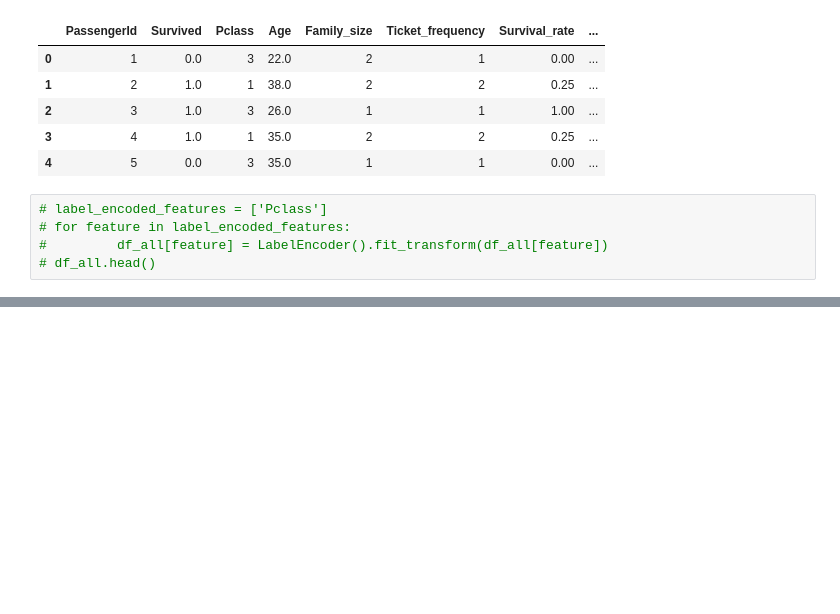
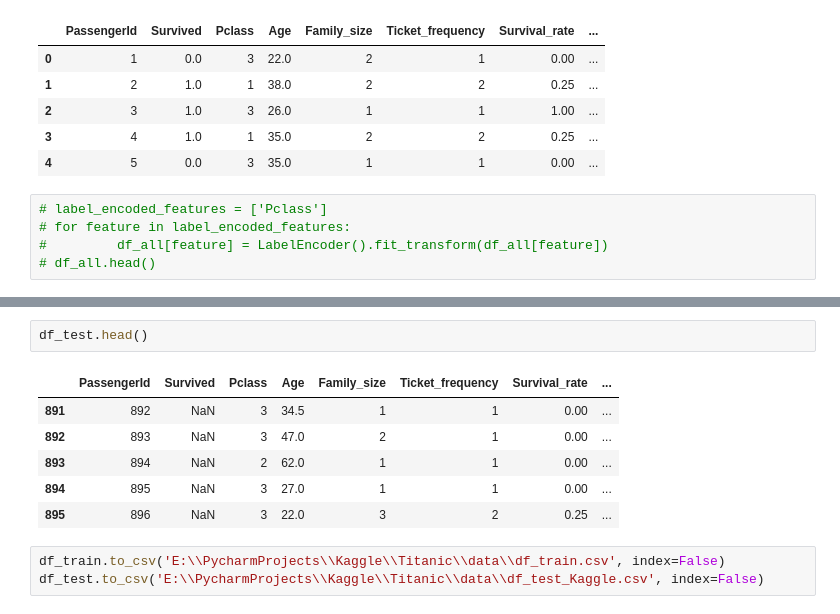
Before and after one commit to JoannaKG/Data-science-learning, a Jupyter notebook: Titanic/1. Exploratory Data Analysis.ipynb, the cells around one changed output, grey strips where cells are left out. Drawn from its saved outputs; the diff is of its cells as text; blank space fills up the shorter version.

```diff
--- a/Titanic/1. Exploratory Data Analysis.ipynb
+++ b/Titanic/1. Exploratory Data Analysis.ipynb
@@ -1008,0 +1026,12 @@ df_test.to_csv('data\\df_test_Kaggle.csv', index=False)
+# %%
+df_test.head()
+# %% [output]
+|  | PassengerId | Survived | Pclass | Age | Family_size | Ticket_frequency | Survival_rate | ... |
+| 891 | 892 | NaN | 3 | 34.5 | 1 | 1 | 0.00 | ... |
+| 892 | 893 | NaN | 3 | 47.0 | 2 | 1 | 0.00 | ... |
+| 893 | 894 | NaN | 2 | 62.0 | 1 | 1 | 0.00 | ... |
+| 894 | 895 | NaN | 3 | 27.0 | 1 | 1 | 0.00 | ... |
+| 895 | 896 | NaN | 3 | 22.0 | 3 | 2 | 0.25 | ... |
+# %%
+df_train.to_csv('E:\\PycharmProjects\\Kaggle\\Titanic\\data\\df_train.csv', index=False)
+df_test.to_csv('E:\\PycharmProjects\\Kaggle\\Titanic\\data\\df_test_Kaggle.csv', index=False)
```
Also changed, not shown: parts of 4 cells of this notebook.
